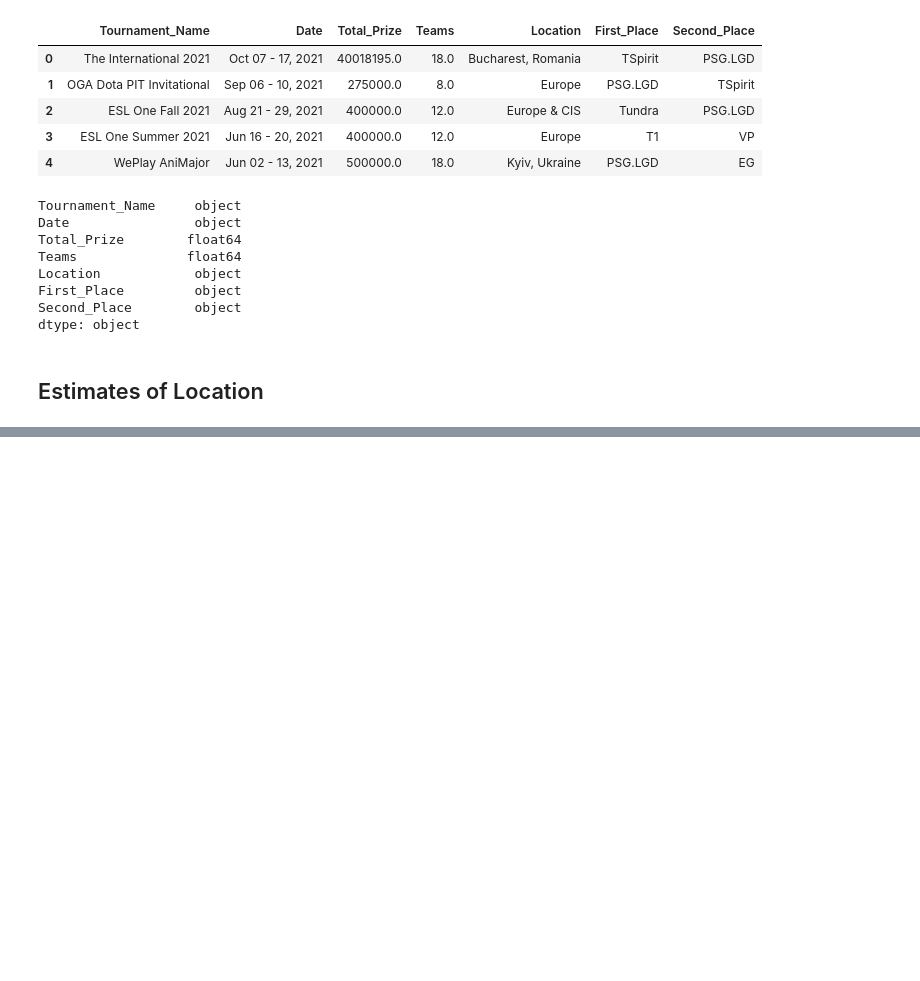
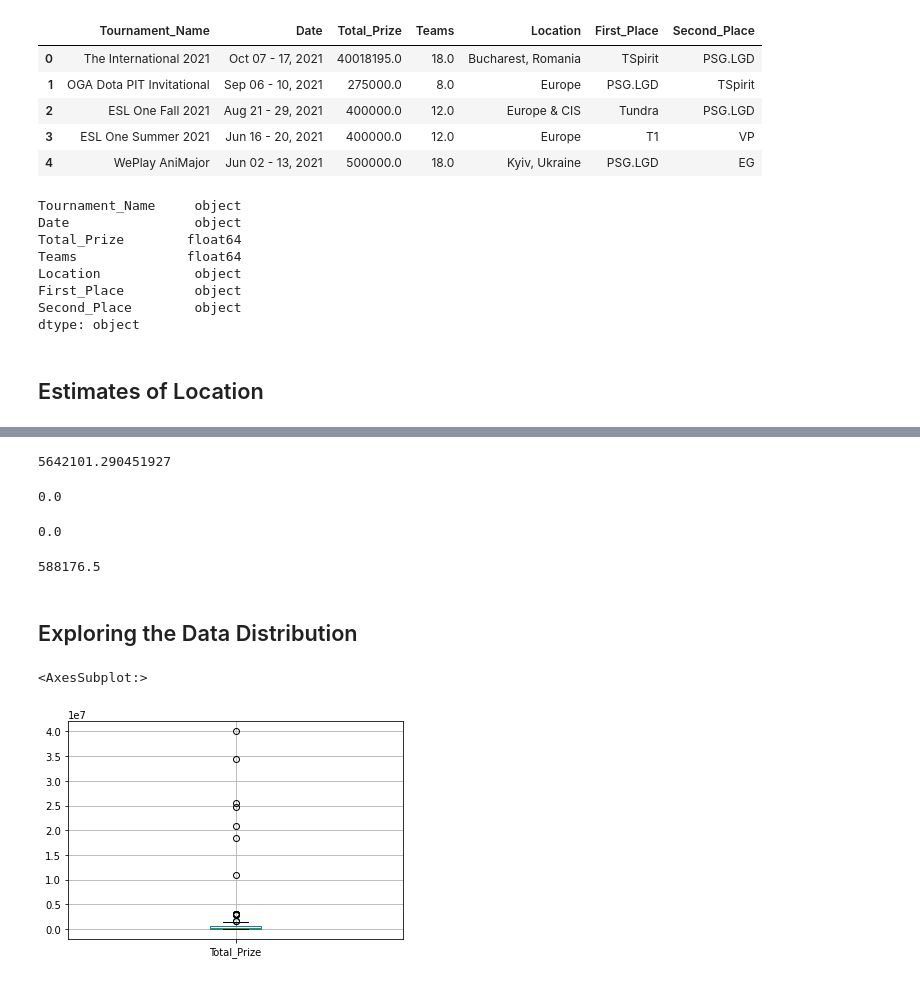
Before and after one commit to Wes-Pittman/ESports_Data, a Jupyter notebook: Dota.ipynb, the cells around one changed output, grey strips where cells are left out. Cells and saved outputs as stored; diff of their text form; code cells hidden in the pictures; blank space fills up the shorter version.

Commit message:
Finished most charts and visuals

```diff
--- a/Dota.ipynb
+++ b/Dota.ipynb
@@ -97,0 +129,34 @@ df2['Teams'].mean()
+# %%
+#Standard Deviation
+
+statistics.stdev(df2["Total_Prize"])
+# %% [output]
+5642101.290451927
+# %%
+# Manhattan Norm
+
+np.mean(np.absolute(df2["Total_Prize"]) - np.mean(df2["Total_Prize"]))
+# %% [output]
+0.0
+# %%
+#Median Absolute Deviation
+
+np.median(np.absolute(df2["Total_Prize"]) - np.median(df2["Total_Prize"]))
+# %% [output]
+0.0
+# %%
+#Interquartile Range
+
+iqr = q3 - q1
+iqr
+# %% [output]
+588176.5
+# %% [markdown]
+## Exploring the Data Distribution
+# %%
+# Box Plot for Prize
+
+df2.boxplot("Total_Prize", None,None)
+# %% [output]
+<AxesSubplot:>
+[figure, added]
```
Also changed, not shown: parts of 20 cells of this notebook.
